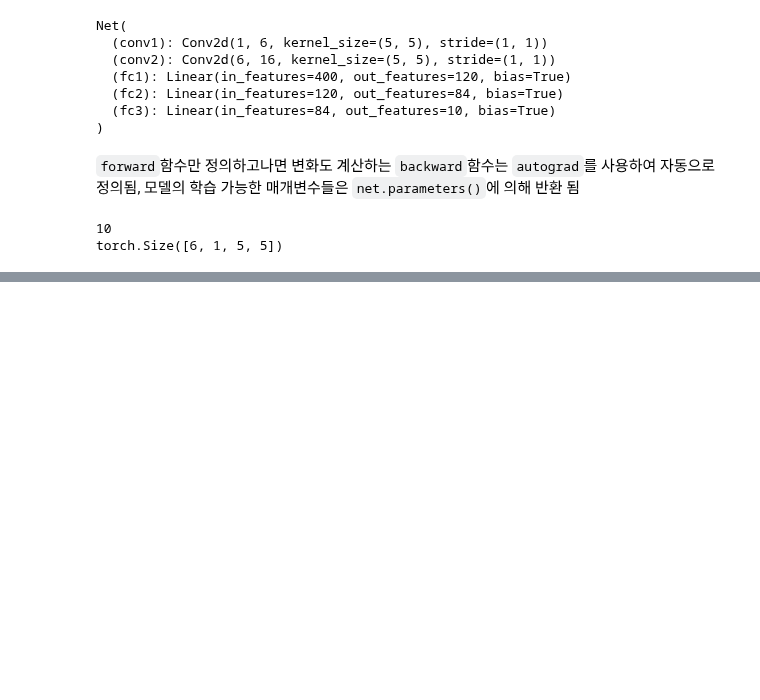
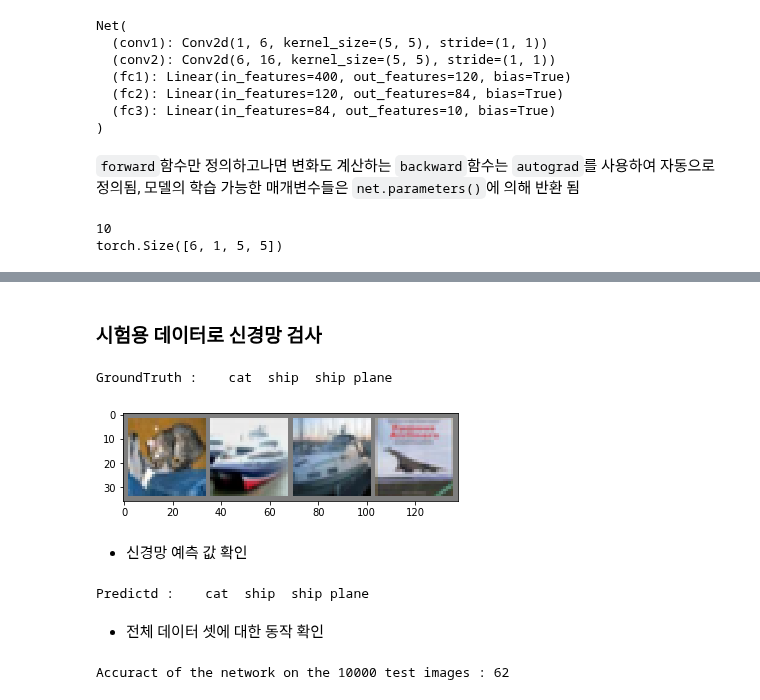
Before and after one commit to ultra118/Python_ML, a Jupyter notebook: Pytorch/Pytorch-60min.ipynb, the cells around one changed output, grey strips where cells are left out. Saved outputs shown, nothing was run; the diff lists cells and outputs as text; code cells hidden in the pictures; blank space fills up the shorter version.

```diff
--- a/Pytorch/Pytorch-60min.ipynb
+++ b/Pytorch/Pytorch-60min.ipynb
@@ -287,0 +541,14 @@ torch.Size([6, 1, 5, 5])
+# %% [markdown]
+### 시험용 데이터로 신경망 검사
+# %%
+dataiter = iter(testloader)
+images, labels = dataiter.next()
+
+# 이미지 출력
+imshow(torchvision.utils.make_grid(images))
+print('GroundTruth : ', ' '.join('%5s' % classes[labels[j]] for j in range(4)))
+# %% [output]
+GroundTruth :    cat  ship  ship plane
+[figure, added]
+# %% [markdown]
+- 신경망 예측 값 확인
@@ -287,0 +557,21 @@ torch.Size([6, 1, 5, 5])
+# %%
+_, predicted = torch.max(outputs.data, 1)
+
+print('Predictd : ', ' '.join('%5s' % classes[predicted[j]] for j in range(4)))
+# %% [output]
+Predictd :    cat  ship  ship plane
+# %% [markdown]
+- 전체 데이터 셋에 대한 동작 확인
+# %%
+correct = 0
+total = 0
+for data in testloader:
+    images, labels = data
+    outputs = net(Variable(images))
+    _, predicted = torch.max(outputs.data, 1)
+    total += labels.size(0)
+    correct += (predicted == labels).sum()
+
+print(f'Accuract of the network on the 10000 test images : {100 * correct / total}')
+# %% [output]
+Accuract of the network on the 10000 test images : 62
```
Also changed, not shown: parts of 46 cells of this notebook.
